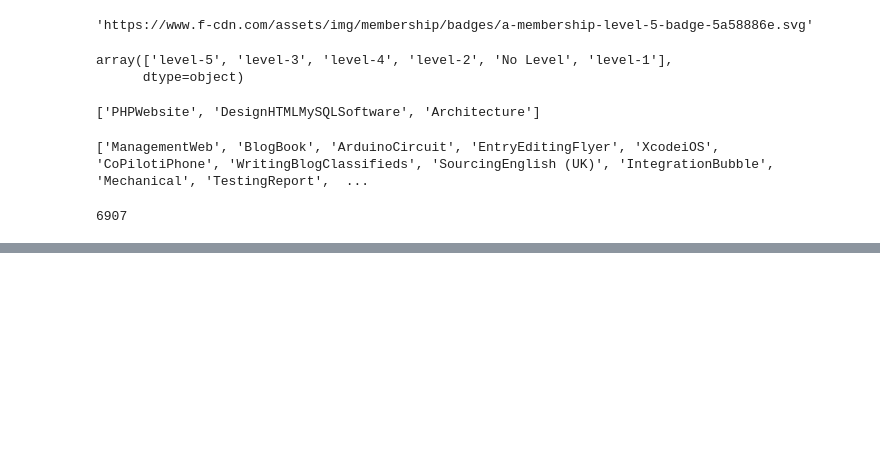
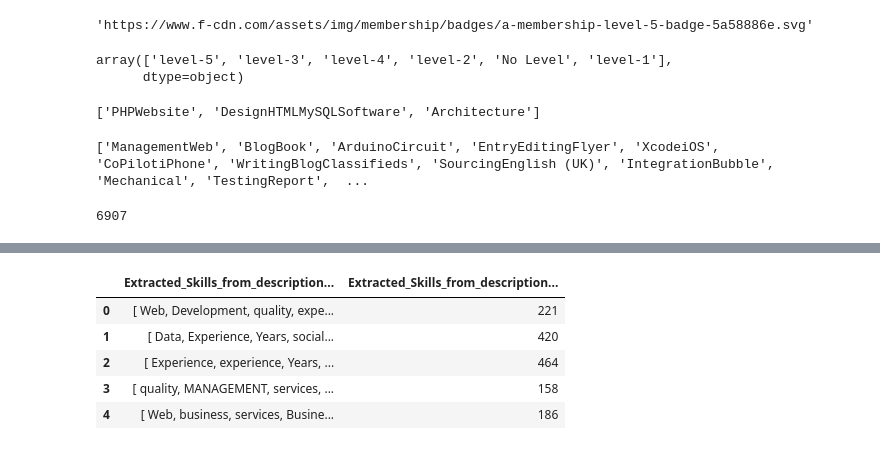
Before and after one commit to youssefhusain/project-Data-Exploration-Freelancer-Analysis, a Jupyter notebook: code/data clene.ipynb, the cells around one changed output, grey strips where cells are left out. Saved outputs shown, nothing was run; the diff lists cells and outputs as text; code cells hidden in the pictures; blank space fills up the shorter version.

```diff
--- a/code/data clene.ipynb
+++ b/code/data clene.ipynb
@@ -294,0 +402,2 @@ Tools & Platforms:
+# %%
+df['description_Length'] = df['description'].apply(len)
@@ -294,0 +422,23 @@ Tools & Platforms:
+# %%
+vectorizer = CountVectorizer(stop_words='english', max_features=50)
+X = vectorizer.fit_transform(df['description'])
+skills = vectorizer.get_feature_names_out()
+# %%
+def extract_skills(description):
+    words = description.split()
+    extracted_skills = [word for word in words if word.lower() in skills]
+    return ', '.join(extracted_skills)
+
+df['Extracted_Skills_from_description'] = df['description'].apply(extract_skills)
+# %%
+df['Extracted_Skills_from_description_list'] = df['Extracted_Skills_from_description'].apply(lambda x: list(set(x.split(','))) if isinstance(x, str) else [])
+df['Extracted_Skills_from_description_number'] = df['Extracted_Skills_from_description'].apply(len)
+# %%
+df[['Extracted_Skills_from_description_list', 'Extracted_Skills_from_description_number']].head()
+# %% [output]
+|  | Extracted_Skills_from_description... | Extracted_Skills_from_description... |
+| 0 | [ Web, Development, quality, expe... | 221 |
+| 1 | [ Data, Experience, Years, social... | 420 |
+| 2 | [ Experience, experience, Years, ... | 464 |
+| 3 | [ quality, MANAGEMENT, services, ... | 158 |
+| 4 | [ Web, business, services, Busine... | 186 |
```
Also changed, not shown: parts of 22 cells of this notebook, 1 other file.
